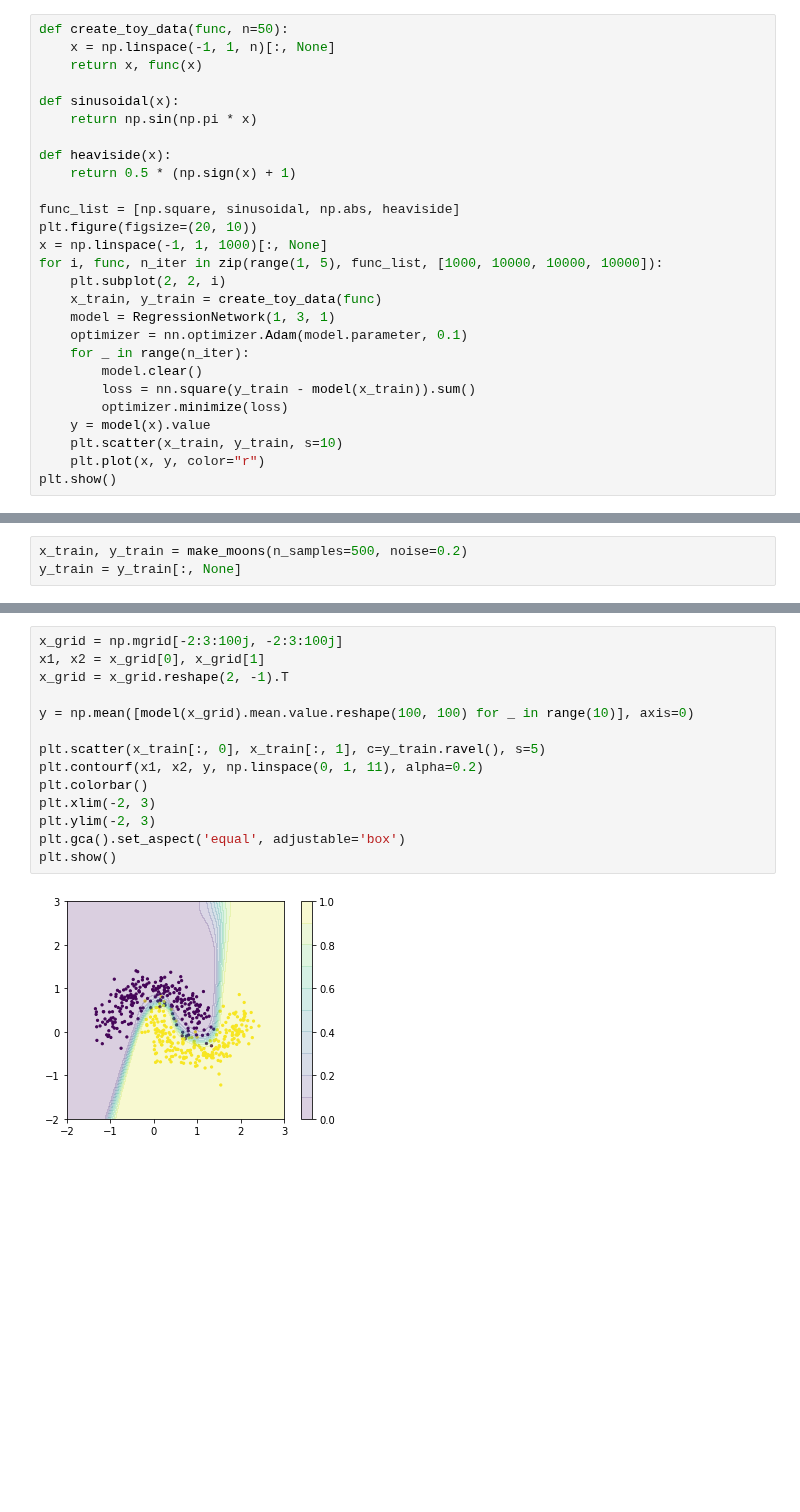
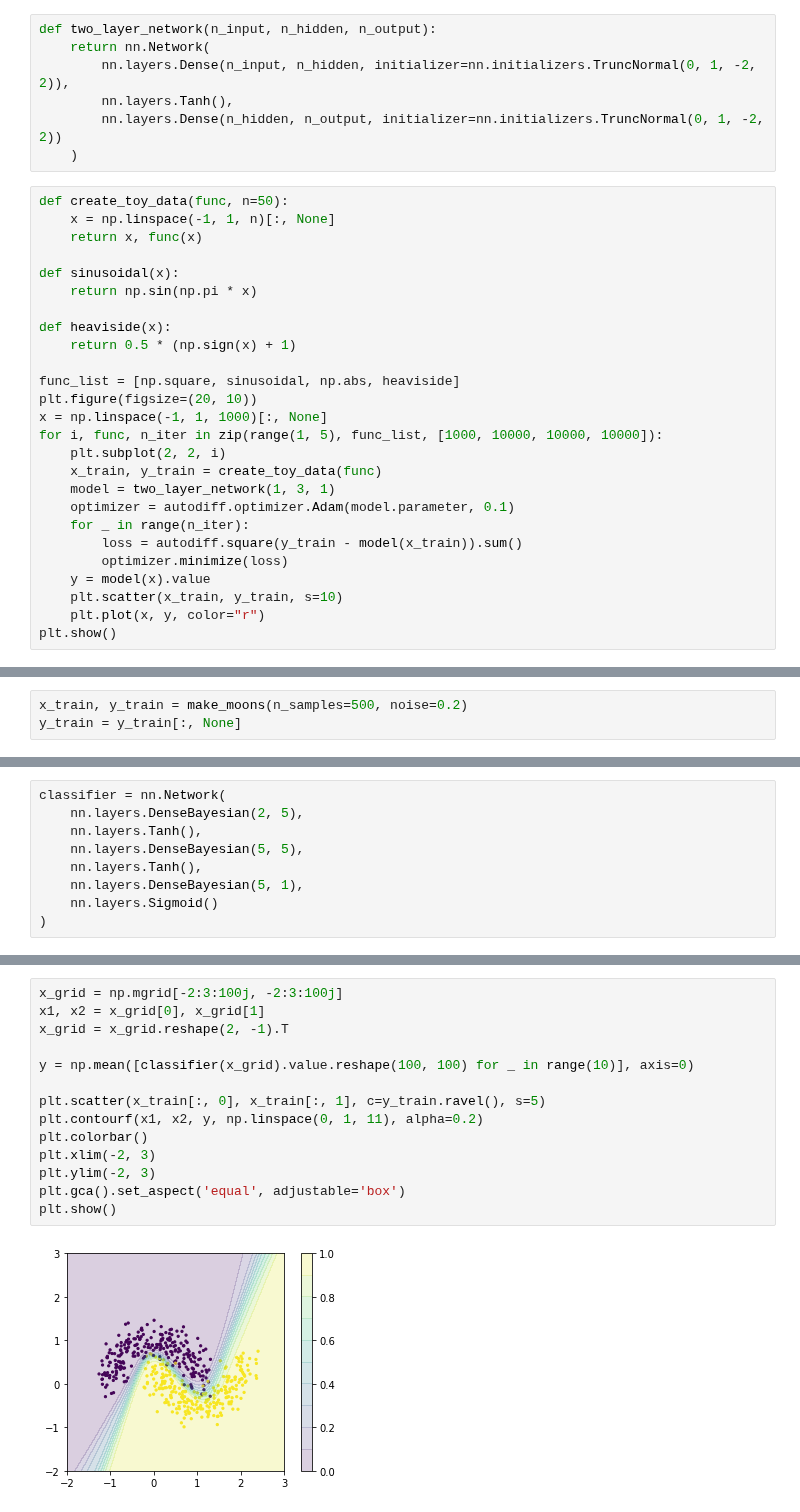
Before and after one commit to ctgk/PRML, a Jupyter notebook: notebooks/ch05_Neural_Networks.ipynb, the cells around one changed output, grey strips where cells are left out. Drawn from its saved outputs; the diff is of its cells as text; blank space fills up the shorter version.

Commit message:
neural network

```diff
--- a/notebooks/ch05_Neural_Networks.ipynb
+++ b/notebooks/ch05_Neural_Networks.ipynb
@@ -31,3 +16,10 @@ class RegressionNetwork(nn.Network):
+# %%
+def two_layer_network(n_input, n_hidden, n_output):
+    return nn.Network(
+        nn.layers.Dense(n_input, n_hidden, initializer=nn.initializers.TruncNormal(0, 1, -2, 2)),
+        nn.layers.Tanh(),
+        nn.layers.Dense(n_hidden, n_output, initializer=nn.initializers.TruncNormal(0, 1, -2, 2))
+    )
 # %%
 def create_toy_data(func, n=50):
     x = np.linspace(-1, 1, n)[:, None]
@@ -45,11 +37,10 @@ x = np.linspace(-1, 1, 1000)[:, None]
 for i, func, n_iter in zip(range(1, 5), func_list, [1000, 10000, 10000, 10000]):
     plt.subplot(2, 2, i)
     x_train, y_train = create_toy_data(func)
-    model = RegressionNetwork(1, 3, 1)
-    optimizer = nn.optimizer.Adam(model.parameter, 0.1)
+    model = two_layer_network(1, 3, 1)
+    optimizer = autodiff.optimizer.Adam(model.parameter, 0.1)
     for _ in range(n_iter):
-        model.clear()
-        loss = nn.square(y_train - model(x_train)).sum()
+        loss = autodiff.square(y_train - model(x_train)).sum()
         optimizer.minimize(loss)
     y = model(x).value
     plt.scatter(x_train, y_train, s=10)
@@ -408,0 +317,9 @@ for i in range(1, 2001, 1):
+# %%
+classifier = nn.Network(
+    nn.layers.DenseBayesian(2, 5),
+    nn.layers.Tanh(),
+    nn.layers.DenseBayesian(5, 5),
+    nn.layers.Tanh(),
+    nn.layers.DenseBayesian(5, 1),
+    nn.layers.Sigmoid()
+)
@@ -409,16 +344,16 @@ for i in range(1, 2001, 1):
 # %%
 x_grid = np.mgrid[-2:3:100j, -2:3:100j]
 x1, x2 = x_grid[0], x_grid[1]
 x_grid = x_grid.reshape(2, -1).T
 
-y = np.mean([model(x_grid).mean.value.reshape(100, 100) for _ in range(10)], axis=0)
+y = np.mean([classifier(x_grid).value.reshape(100, 100) for _ in range(10)], axis=0)
 
 plt.scatter(x_train[:, 0], x_train[:, 1], c=y_train.ravel(), s=5)
 plt.contourf(x1, x2, y, np.linspace(0, 1, 11), alpha=0.2)
 plt.colorbar()
 plt.xlim(-2, 3)
 plt.ylim(-2, 3)
 plt.gca().set_aspect('equal', adjustable='box')
 plt.show()
 # %% [output]
-[figure, old version]
+[figure, new version]
```
Also changed, not shown: parts of 19 cells of this notebook.
